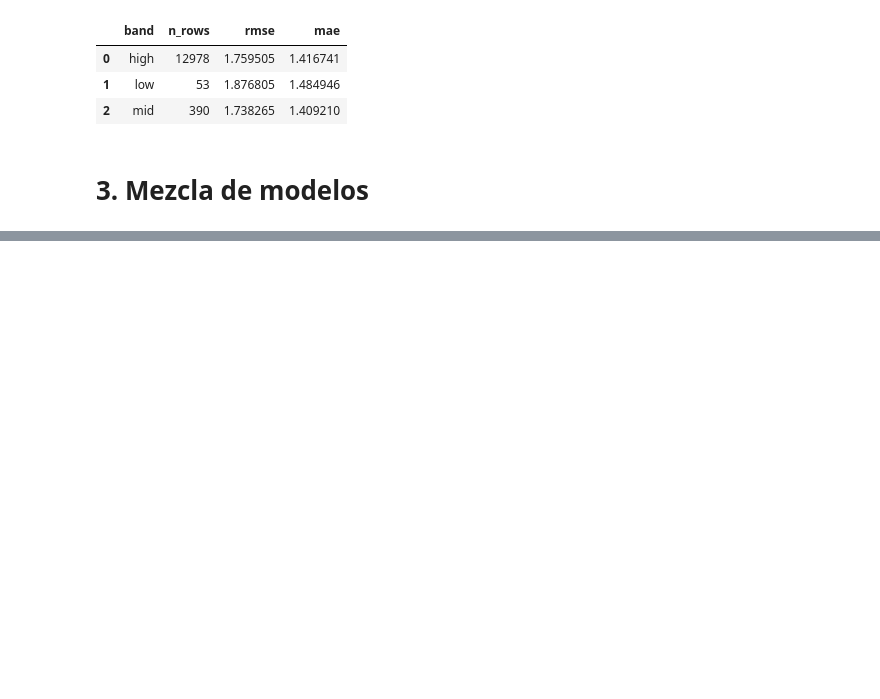
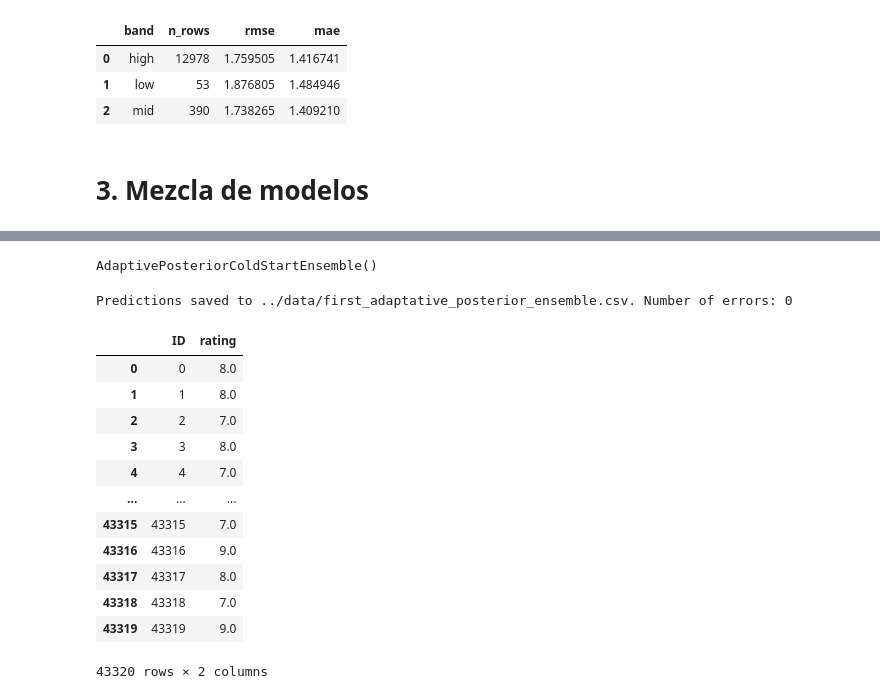
Before and after one commit to Mariogarber/recomendation-system, a Jupyter notebook: colaborative-filtering/recomendation-system.ipynb, the cells around one changed output, grey strips where cells are left out. Cells and saved outputs as stored; diff of their text form; code cells hidden in the pictures; blank space fills up the shorter version.

```diff
--- a/colaborative-filtering/recomendation-system.ipynb
+++ b/colaborative-filtering/recomendation-system.ipynb
@@ -1303,0 +1480,7 @@ evaluator.evaluate(ensemble, test_data)
+# %%
+item_counts = full_data['item'].value_counts()
+low_freq_items = item_counts[item_counts == 1].index
+high_freq_items = item_counts[item_counts >= 4].index
+
+full_high_freq_data = full_data[full_data['item'].isin(high_freq_items)]
+full_low_freq_data = full_data[full_data['item'].isin(low_freq_items)]
@@ -1303,0 +1559,28 @@ evaluator.evaluate(ensemble, test_data)
+# %%
+ensemble = RatingEnsemble(models=[bpmf_with_biases_1, bpmf_with_biases_2, nmf_1, nmf_2, knn_1, knn_2, baseline_model], weights=[0.14, 0.14, 0.14, 0.14, 0.14, 0.14, 0.16], strategy='mean', clip_range=(1, 10))
+# %%
+adaptative_posterior_ensemble = AdaptivePosteriorColdStartEnsemble(main_model=ensemble, clip_range=(1, 10), fit_main_model=False, shrink_item=2, shrink_user=2,
+                                                                   collapse_penalty_strength=0, collapse_penalty_threshold=0.5, posterior_item_strength=200,
+                                                                   posterior_user_strength=100, posterior_weight_strength=100, posterior_neutral_value=0.9,
+                                                                   max_count_weight=5, full_cold_start_penalty=0.2, partial_cold_start_penalty=0.3)
+adaptative_posterior_ensemble.fit(full_data)
+# %% [output]
+AdaptivePosteriorColdStartEnsemble()
+# %%
+predictor = Predictor(test_path='../data/test.csv', save_path='../data/first_adaptative_posterior_ensemble.csv', round_predictions=False)
+predictor.predict(adaptative_posterior_ensemble)
+# %% [output]
+Predictions saved to ../data/first_adaptative_posterior_ensemble.csv. Number of errors: 0
+|  | ID | rating |
+| 0 | 0 | 8.0 |
+| 1 | 1 | 8.0 |
+| 2 | 2 | 7.0 |
+| 3 | 3 | 8.0 |
+| 4 | 4 | 7.0 |
+| ... | ... | ... |
+| 43315 | 43315 | 7.0 |
+| 43316 | 43316 | 9.0 |
+| 43317 | 43317 | 8.0 |
+| 43318 | 43318 | 7.0 |
+| 43319 | 43319 | 9.0 |
+43320 rows × 2 columns
```
Also changed, not shown: parts of 19 cells of this notebook.
